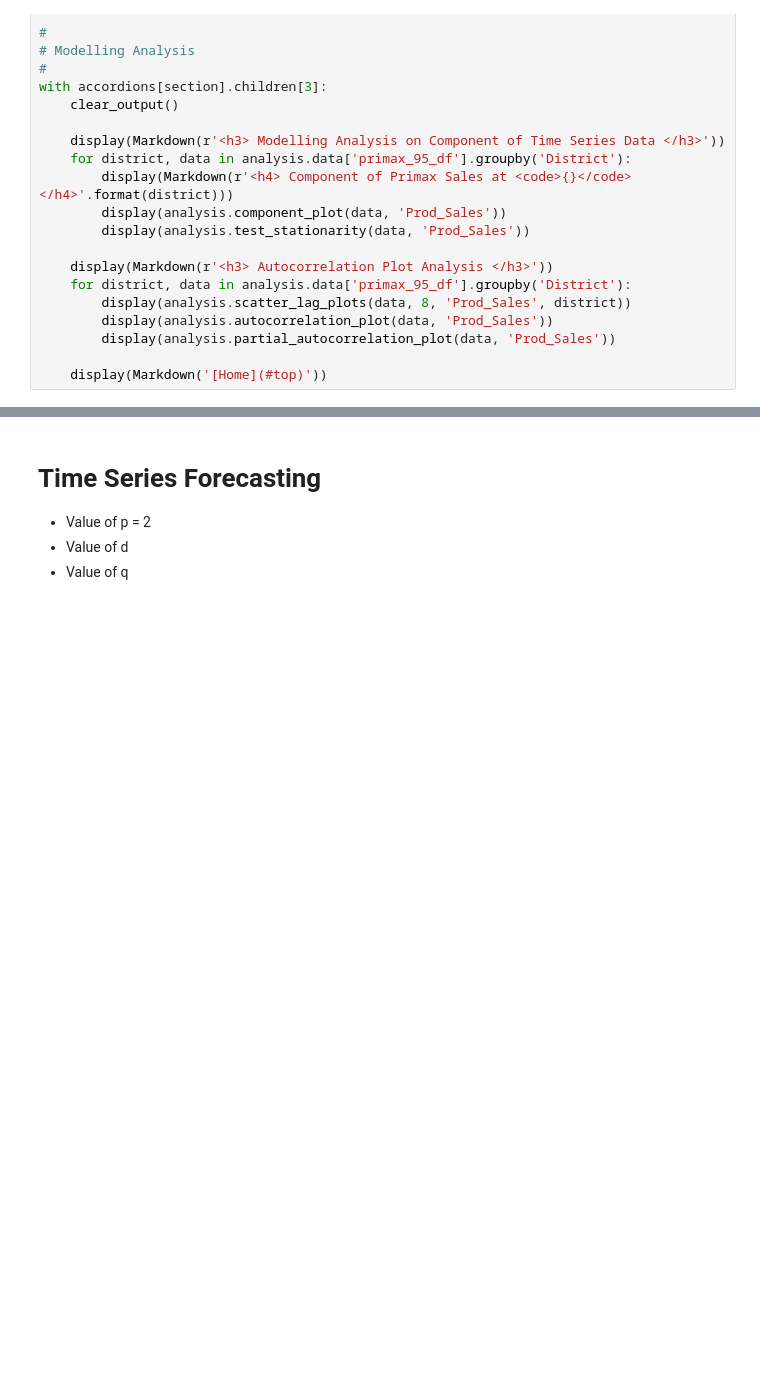
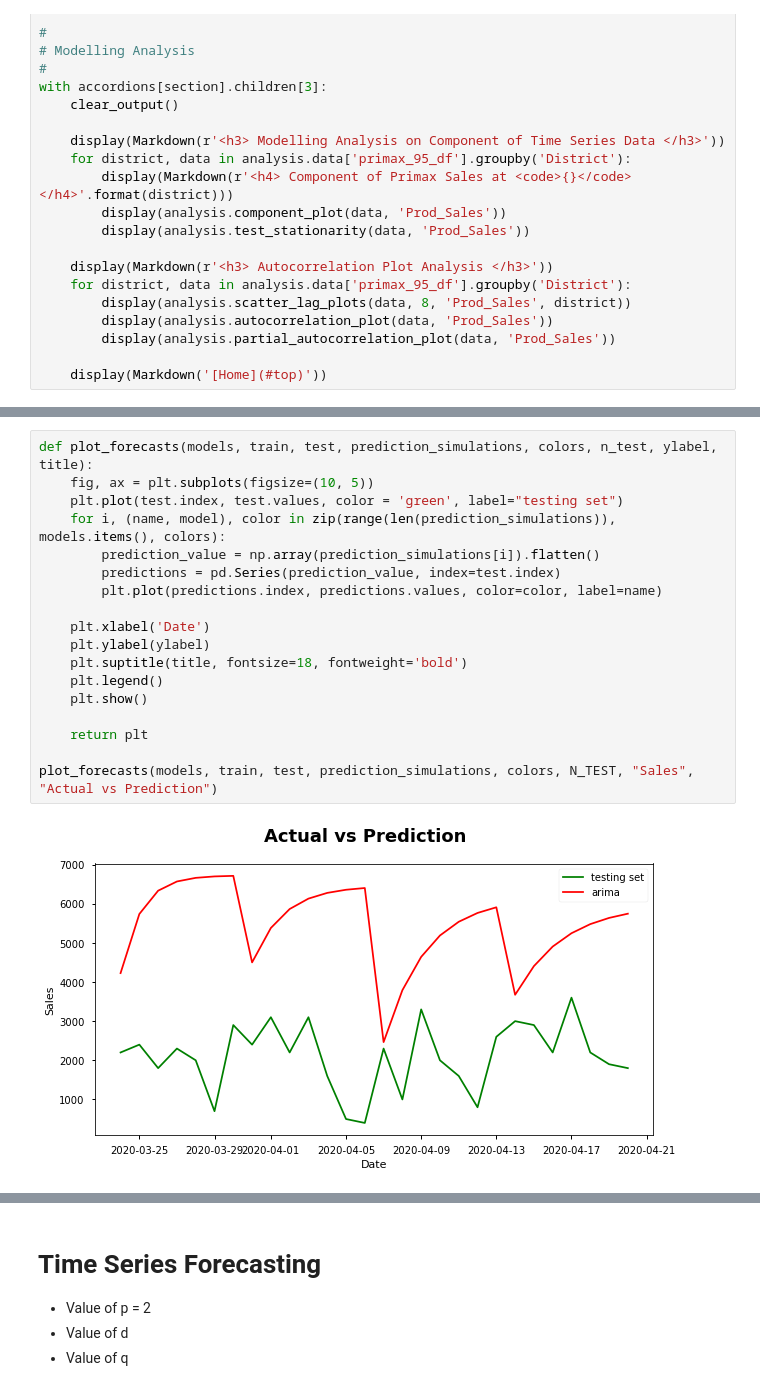
Before and after one commit to KewJS/Time_Series_Forecasting, a Jupyter notebook: Analysis.ipynb, the cells around one changed output, grey strips where cells are left out. Cells and saved outputs as stored; diff of their text form; blank space fills up the shorter version.

```diff
--- a/Analysis.ipynb
+++ b/Analysis.ipynb
@@ -275,0 +476,20 @@ with accordions[section].children[3]:
+# %%
+def plot_forecasts(models, train, test, prediction_simulations, colors, n_test, ylabel, title):
+    fig, ax = plt.subplots(figsize=(10, 5))
+    plt.plot(test.index, test.values, color = 'green', label="testing set")
+    for i, (name, model), color in zip(range(len(prediction_simulations)), models.items(), colors):
+        prediction_value = np.array(prediction_simulations[i]).flatten()
+        predictions = pd.Series(prediction_value, index=test.index)
+        plt.plot(predictions.index, predictions.values, color=color, label=name)
+
+    plt.xlabel('Date')
+    plt.ylabel(ylabel)
+    plt.suptitle(title, fontsize=18, fontweight='bold')
+    plt.legend()
+    plt.show()
+
+    return plt
+
+plot_forecasts(models, train, test, prediction_simulations, colors, N_TEST, "Sales", "Actual vs Prediction")
+# %% [output]
+[figure, added]
```
Also changed, not shown: parts of 22 cells of this notebook, 22 other files.
